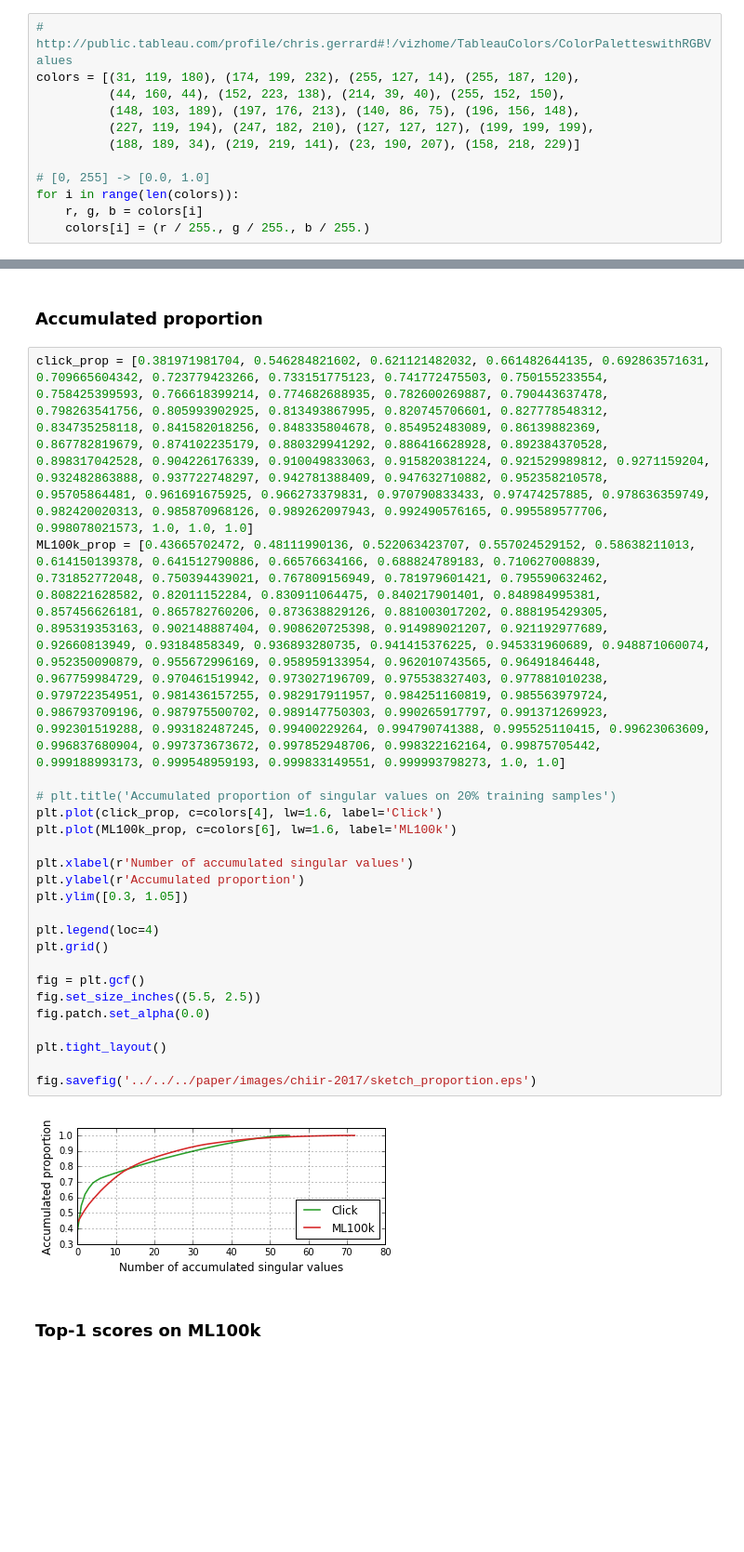
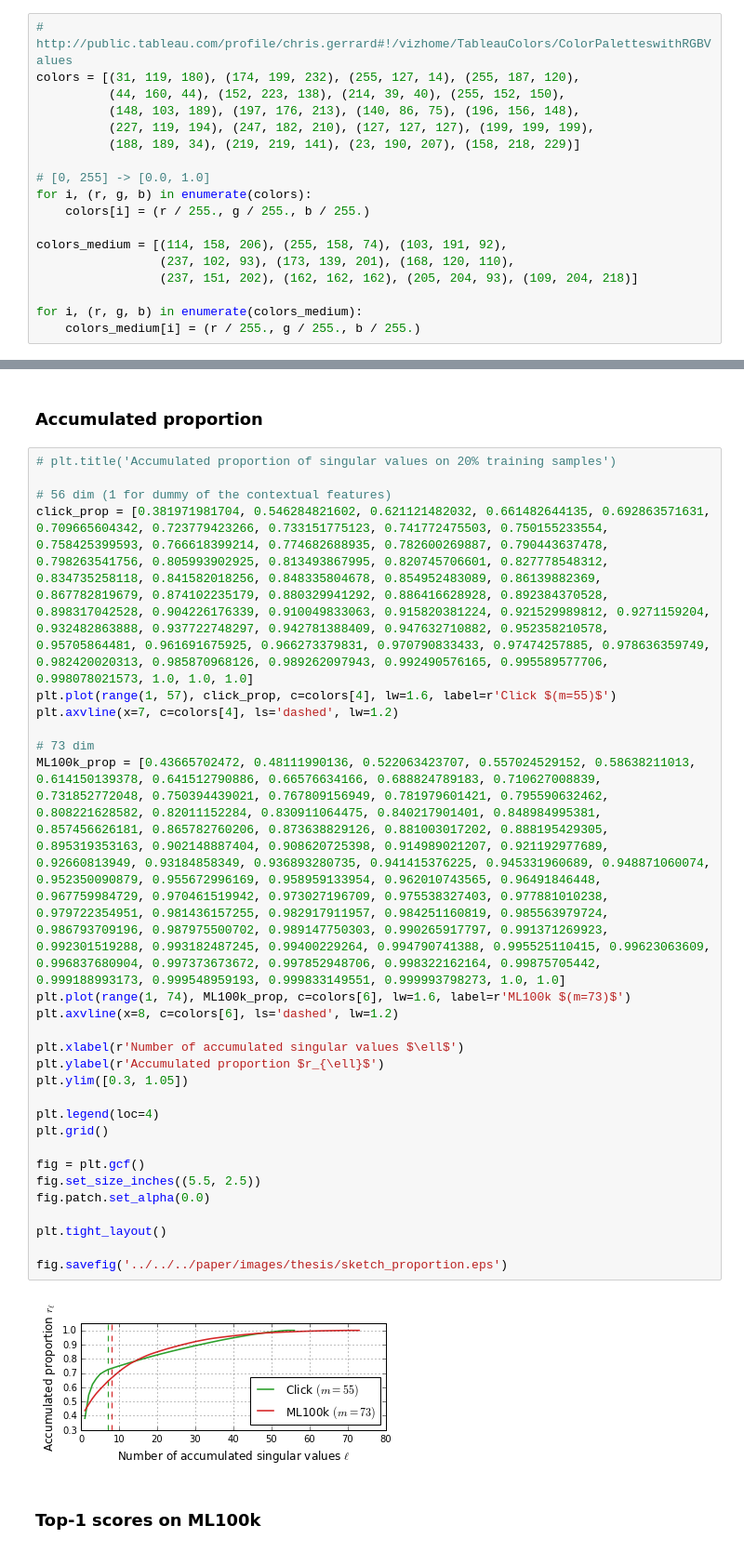
Before and after one commit to takuti/stream-recommender, a Jupyter notebook: notebook/paper-sketch.ipynb, the cells around one changed output, grey strips where cells are left out. Shown at 93% size. Cells and saved outputs as stored; diff of their text form; blank space fills up the shorter version.

```diff
--- a/notebook/paper-sketch.ipynb
+++ b/notebook/paper-sketch.ipynb
@@ -49,8 +55,14 @@ colors = [(31, 119, 180), (174, 199, 232), (255, 127, 14), (255, 187, 120),
           (188, 189, 34), (219, 219, 141), (23, 190, 207), (158, 218, 229)]
 
 # [0, 255] -> [0.0, 1.0]
-for i in range(len(colors)):
-    r, g, b = colors[i]
+for i, (r, g, b) in enumerate(colors):
     colors[i] = (r / 255., g / 255., b / 255.)
+
+colors_medium = [(114, 158, 206), (255, 158, 74), (103, 191, 92),
+                 (237, 102, 93), (173, 139, 201), (168, 120, 110),
+                 (237, 151, 202), (162, 162, 162), (205, 204, 93), (109, 204, 218)]
+
+for i, (r, g, b) in enumerate(colors_medium):
+    colors_medium[i] = (r / 255., g / 255., b / 255.)
 # %%
 def show_result(path, at, n_item):
@@ -367,29 +356,34 @@ plt.tight_layout()
 # %% [markdown]
 ### Accumulated proportion
 # %%
+# plt.title('Accumulated proportion of singular values on 20% training samples')
+
+# 56 dim (1 for dummy of the contextual features)
 click_prop = [0.381971981704, 0.546284821602, 0.621121482032, 0.661482644135, 0.692863571631, 0.709665604342, 0.723779423266, 0.733151775123, 0.741772475503, 0.750155233554, 0.758425399593, 0.766618399214, 0.774682688935, 0.782600269887, 0.790443637478, 0.798263541756, 0.805993902925, 0.813493867995, 0.820745706601, 0.827778548312, 0.834735258118, 0.841582018256, 0.848335804678, 0.854952483089, 0.86139882369, 0.867782819679, 0.874102235179, 0.880329941292, 0.886416628928, 0.892384370528, 0.898317042528, 0.904226176339, 0.910049833063, 0.915820381224, 0.921529989812, 0.9271159204, 0.932482863888, 0.937722748297, 0.942781388409, 0.947632710882, 0.952358210578, 0.95705864481, 0.961691675925, 0.966273379831, 0.970790833433, 0.97474257885, 0.978636359749, 0.982420020313, 0.985870968126, 0.989262097943, 0.992490576165, 0.995589577706, 0.998078021573, 1.0, 1.0, 1.0]
+plt.plot(range(1, 57), click_prop, c=colors[4], lw=1.6, label=r'Click $(m=55)$')
+plt.axvline(x=7, c=colors[4], ls='dashed', lw=1.2)
+
+# 73 dim
 ML100k_prop = [0.43665702472, 0.48111990136, 0.522063423707, 0.557024529152, 0.58638211013, 0.614150139378, 0.641512790886, 0.66576634166, 0.688824789183, 0.710627008839, 0.731852772048, 0.750394439021, 0.767809156949, 0.781979601421, 0.795590632462, 0.808221628582, 0.82011152284, 0.830911064475, 0.840217901401, 0.848984995381, 0.857456626181, 0.865782760206, 0.873638829126, 0.881003017202, 0.888195429305, 0.895319353163, 0.902148887404, 0.908620725398, 0.914989021207, 0.921192977689, 0.92660813949, 0.93184858349, 0.936893280735, 0.941415376225, 0.945331960689, 0.948871060074, 0.952350090879, 0.955672996169, 0.958959133954, 0.962010743565, 0.96491846448, 0.967759984729, 0.970461519942, 0.973027196709, 0.975538327403, 0.977881010238, 0.979722354951, 0.981436157255, 0.982917911957, 0.984251160819, 0.985563979724, 0.986793709196, 0.987975500702, 0.989147750303, 0.990265917797, 0.991371269923, 0.992301519288, 0.993182487245, 0.99400229264, 0.994790741388, 0.995525110415, 0.99623063609, 0.996837680904, 0.997373673672, 0.997852948706, 0.998322162164, 0.99875705442, 0.999188993173, 0.999548959193, 0.999833149551, 0.999993798273, 1.0, 1.0]
+plt.plot(range(1, 74), ML100k_prop, c=colors[6], lw=1.6, label=r'ML100k $(m=73)$')
+plt.axvline(x=8, c=colors[6], ls='dashed', lw=1.2)
 
-# plt.title('Accumulated proportion of singular values on 20% training samples')
-plt.plot(click_prop, c=colors[4], lw=1.6, label='Click')
-plt.plot(ML100k_prop, c=colors[6], lw=1.6, label='ML100k')
-
-plt.xlabel(r'Number of accumulated singular values')
-plt.ylabel(r'Accumulated proportion')
+plt.xlabel(r'Number of accumulated singular values $\ell$')
+plt.ylabel(r'Accumulated proportion $r_{\ell}$')
 plt.ylim([0.3, 1.05])
 
 plt.legend(loc=4)
 plt.grid()
 
 fig = plt.gcf()
 fig.set_size_inches((5.5, 2.5))
 fig.patch.set_alpha(0.0)
 
 plt.tight_layout()
 
-fig.savefig('../../../paper/images/chiir-2017/sketch_proportion.eps')
+fig.savefig('../../../paper/images/thesis/sketch_proportion.eps')
 # %% [output]
-[figure, old version]
+[figure, new version]
 # %% [markdown]
 ### Top-1 scores on ML100k
 # %%
```
Also changed, not shown: parts of 35 cells of this notebook.
